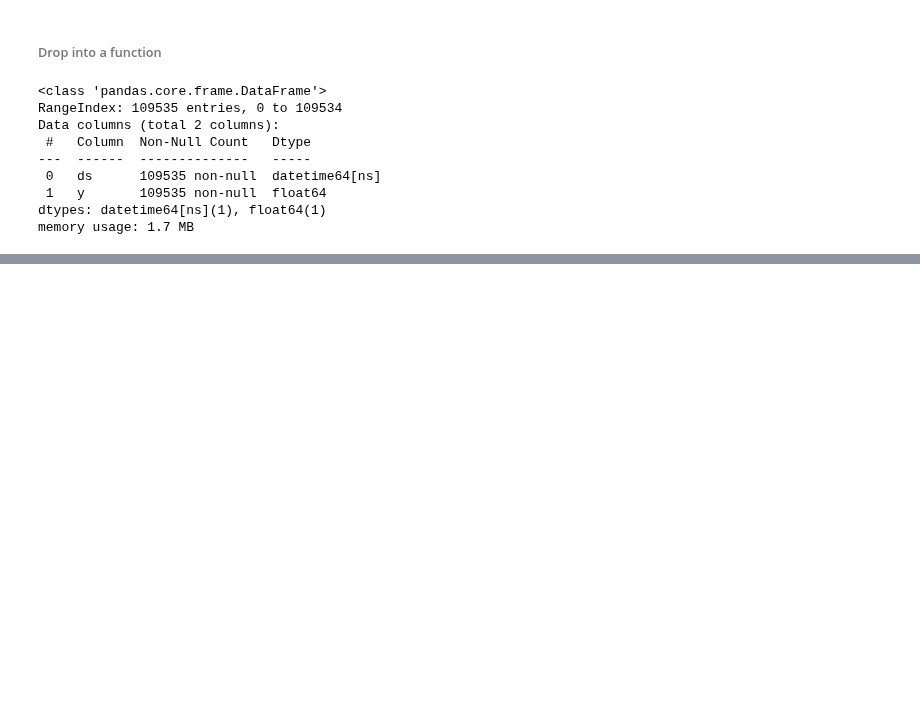
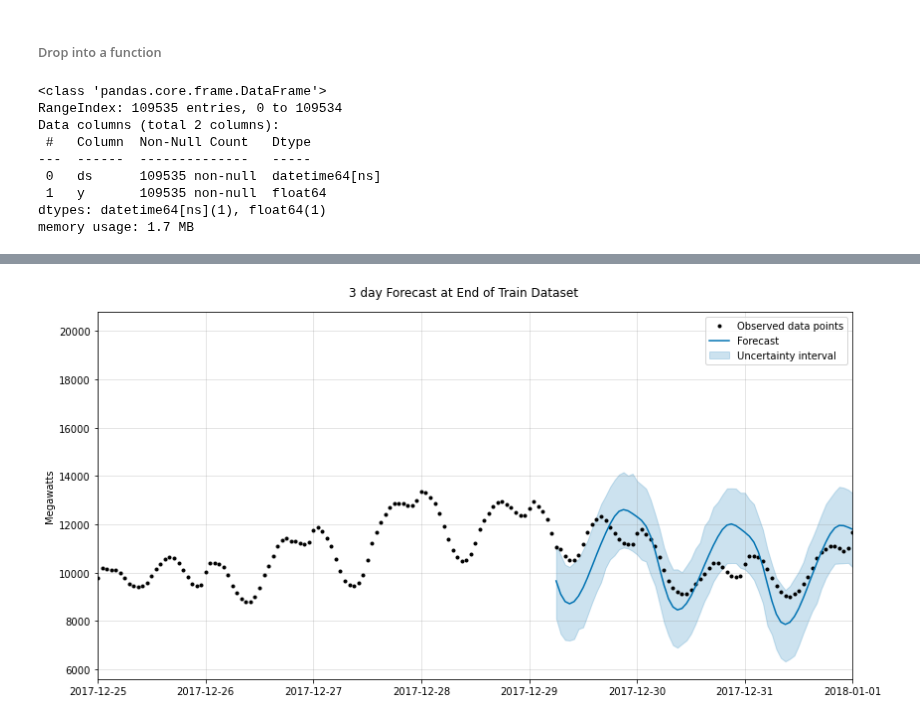
Before and after one commit to energy-demand-forecast/energy_demand_forecast, a Jupyter notebook: cayt_workspace/modeling.ipynb, the cells around one changed output, grey strips where cells are left out. Cells and saved outputs as stored; diff of their text form; code cells hidden in the pictures; blank space fills up the shorter version.

Commit message:
update with basic Prophet modeling notes

```diff
--- a/cayt_workspace/modeling.ipynb
+++ b/cayt_workspace/modeling.ipynb
@@ -307,0 +261,3 @@ model.fit(test)
+# %%
+train = df[df.ds < '2018-01-01 06:00:00']
+train
@@ -307,0 +305,2 @@ model.fit(test)
+# %%
+model.fit(train)
@@ -307,0 +311,5 @@ model.fit(test)
+# %%
+#It doesn't let me pass in 0 periods for the future
+#So instead, just grabbing 3 days
+future = model.make_future_dataframe(periods=0,freq='H', include_history=True)
+future
@@ -307,0 +330,7 @@ model.fit(test)
+# %%
+#Let's see the forecast for the last 3 days
+per3 = 24*3
+per365 = 24*365
+forecast3 = model.predict(future[-per3:])
+forecast = model.predict(future[-per365:])
+forecast.tail()
@@ -307,0 +366,10 @@ model.fit(test)
+# %%
+#plot the forecast
+fig = model.plot(forecast3,xlabel=None,ylabel='Megawatts',include_legend=True,figsize=(12,6))
+fig.suptitle('3 day Forecast at End of Train Dataset')
+ax = fig.gca()
+#filter to last week
+ax.set_xlim((datetime.date(2017,12,25),datetime.date(2018,1,1)));
+plt.tight_layout()
+# %% [output]
+[figure, added]
```
Also changed, not shown: parts of 30 cells of this notebook.
